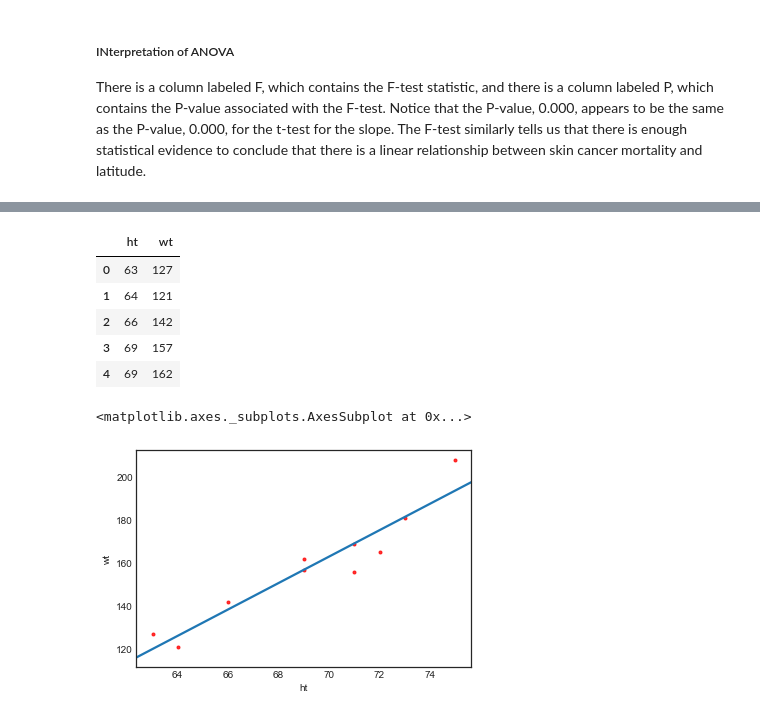
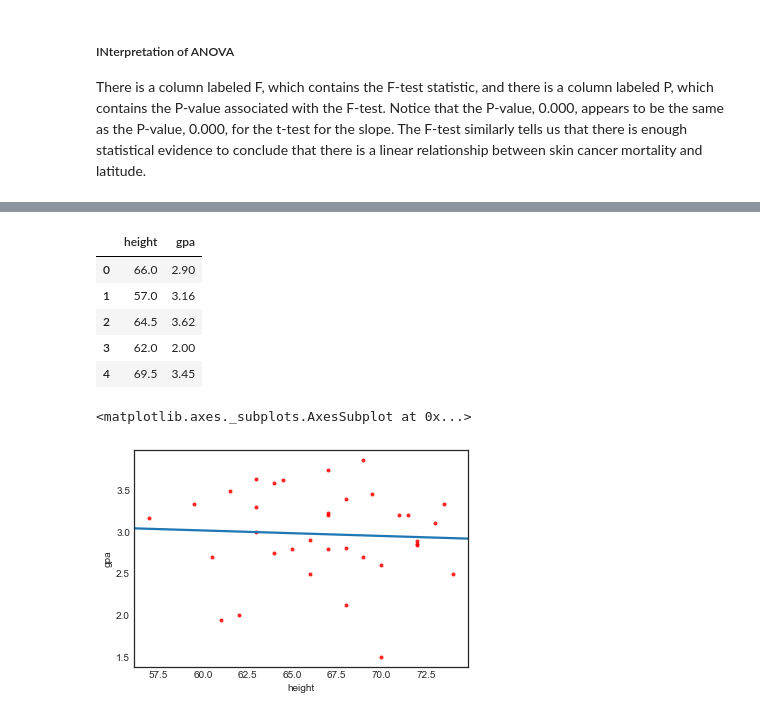
Before and after one commit to naivelogic/Machine_Learning_Notebooks, a Jupyter notebook: Data_Science/Stats Foundation/Regression Methods/[lab] PennState Regression.ipynb, the cells around one changed output, grey strips where cells are left out. Saved outputs shown, nothing was run; the diff lists cells and outputs as text; code cells hidden in the pictures.

```diff
--- a/Data_Science/Stats Foundation/Regression Methods/[lab] PennState Regression.ipynb
+++ b/Data_Science/Stats Foundation/Regression Methods/[lab] PennState Regression.ipynb
@@ -328,19 +332,19 @@ There is a column labeled F, which contains the F-test statistic, and there is a
 # %%
-hw = pd.read_table("./data/height_weight.txt")
-hw.head()
+hg = pd.read_table("./data/height_gpa.txt")
+hg.head()
 # %% [output]
-|  | ht | wt |
-| 0 | 63 | 127 |
-| 1 | 64 | 121 |
-| 2 | 66 | 142 |
-| 3 | 69 | 157 |
-| 4 | 69 | 162 |
+|  | height | gpa |
+| 0 | 66.0 | 2.90 |
+| 1 | 57.0 | 3.16 |
+| 2 | 64.5 | 3.62 |
+| 3 | 62.0 | 2.00 |
+| 4 | 69.5 | 3.45 |
 # %%
 
 # Scatter plot of expense vs income with least swares regression line added
 
-sns.regplot(hw.ht, hw.wt, order = 1,
-           ci = None, scatter_kws={'color':'r', 's':9})
+sns.regplot(hg.height, hg.gpa, order = 1,
+           ci =None, scatter_kws={'color':'r', 's':9})
 # %% [output]
 <matplotlib.axes._subplots.AxesSubplot at 0x...>
-[figure, old version]
+[figure, new version]
```
Also changed, not shown: parts of 32 cells of this notebook.
